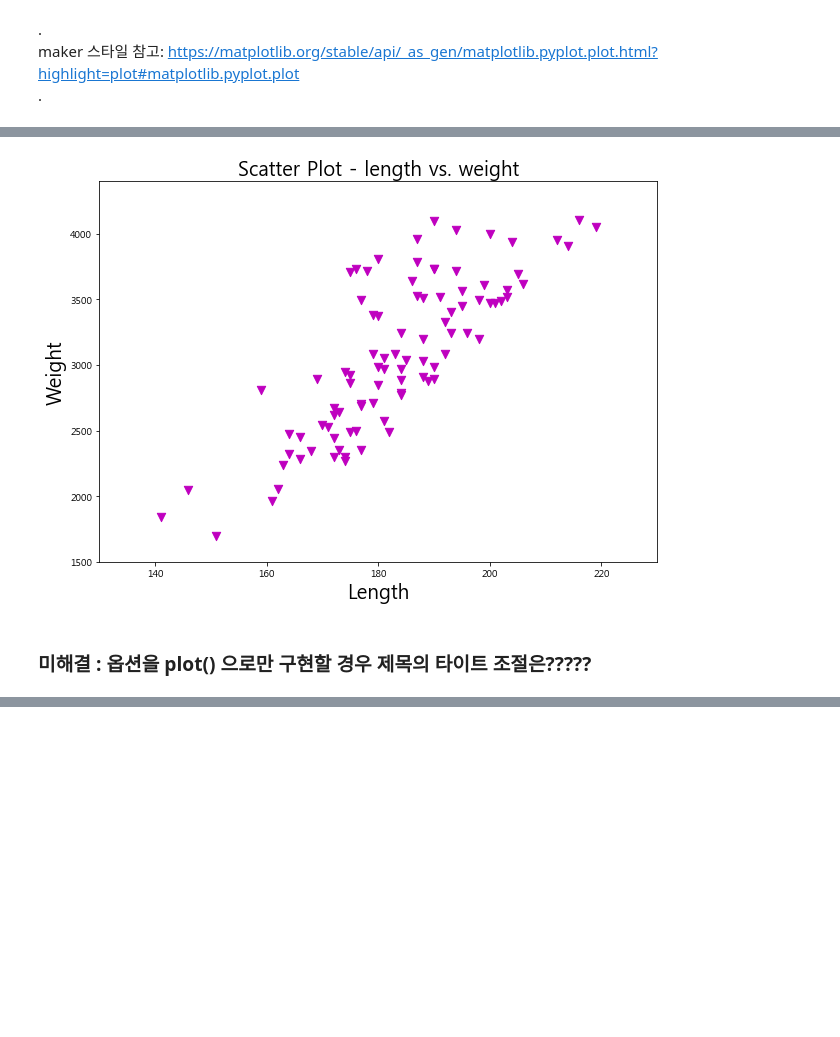
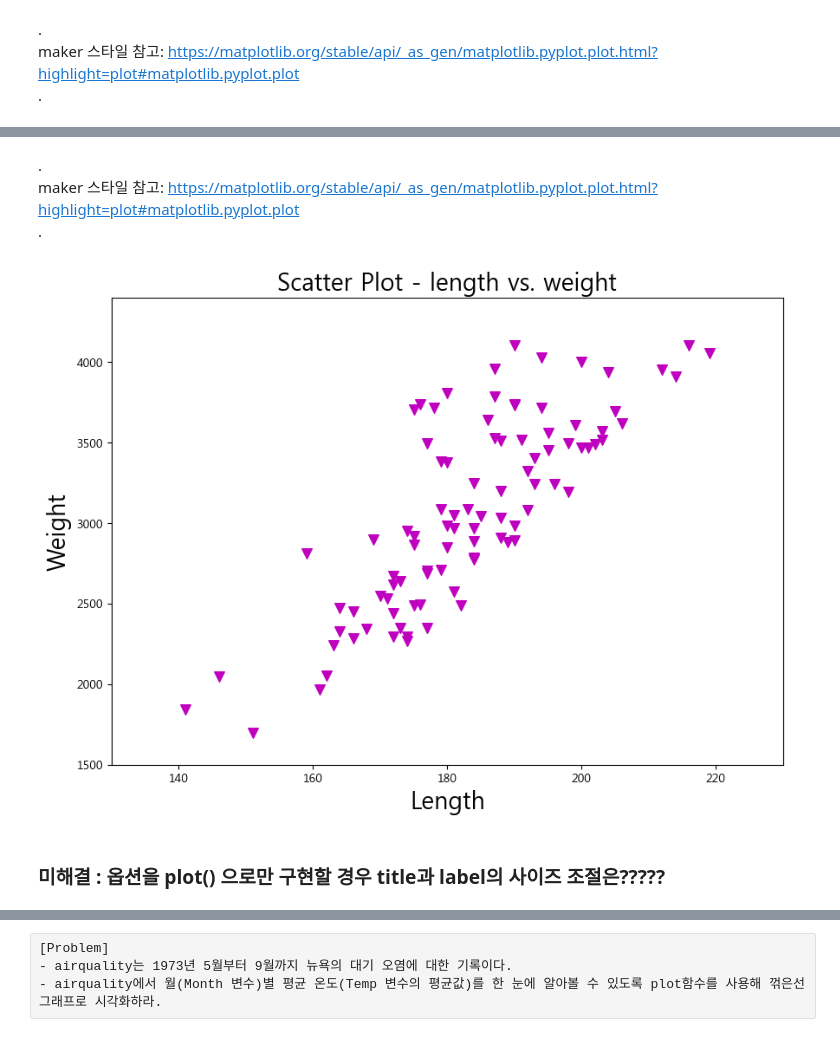
Before and after one commit to anjuiswhat/TIL, a Jupyter notebook: ADP_study/4_시각화.ipynb, the cells around one changed output, grey strips where cells are left out. Cells and saved outputs as stored; diff of their text form; code cells hidden in the pictures; blank space fills up the shorter version.

```diff
--- a/ADP_study/4_시각화.ipynb
+++ b/ADP_study/4_시각화.ipynb
@@ -16,7 +16,13 @@ import matplotlib.pyplot as plt
 # 따라서 굳이 필요하지는 않다. 그러나 코드를 깨끗하게 유지하고 자신이 만든 플롯을 호출하기 위해 여전히 관례적으로 권장된다.
 %matplotlib inline
 
+# 그래프 스타일 서식 지정
+plt.style.use('default')
+
 # 한글 폰트 설정
 plt.rc('font', family='Malgun Gothic')
+
+# 그래프 축의 음수 표현 오류 방지
+plt.rcParams['axes.unicode_minus'] = False
 # %% [markdown]
 ## 1. 산점도
@@ -51,20 +57,30 @@ https://matplotlib.org/stable/api/_as_gen/matplotlib.pyplot.plot.html?highlight=
+# %% [markdown]
+.
+maker 스타일 참고:
+https://matplotlib.org/stable/api/_as_gen/matplotlib.pyplot.plot.html?highlight=plot#matplotlib.pyplot.plot
+.
 # %%
 df_cars93.plot( x = 'Length', y = 'Weight',
-                kind = 'scatter', figsize = (10,7),
+                kind = 'scatter',  # 그래프 종류
+                figsize = (10,7),  # 그래프 사이즈
                 marker = 'v',  # marker 종류
                 s = 70,  # marker 크기
                 c = 'm' )  # 색상
 
+# 그래프 제목
 plt.title( 'Scatter Plot - length vs. weight', size = 20 )
+
+# 축 이름
 plt.xlabel( 'Length', size=20 )
 plt.ylabel( 'Weight', size=20 )
 
+# 좌표축 범위
 plt.xlim(130, 230)
 plt.ylim(1500, 4400)
 
 plt.show()
 # %% [output]
-[figure, old version]
+[figure, new version]
-# %% [markdown]
-### 미해결 : 옵션을 plot() 으로만 구현할 경우 제목의 타이트 조절은?????
+# %% [markdown]
+### 미해결 : 옵션을 plot() 으로만 구현할 경우 title과 label의 사이즈 조절은?????
 # %%
@@ -82,3 +98,7 @@ df_cars93.plot( x = 'Length', y = 'Weight',
 plt.show()
 # %% [output]
 [figure]
+# %% [raw]
+[Problem]
+- airquality는 1973년 5월부터 9월까지 뉴욕의 대기 오염에 대한 기록이다.
+- airquality에서 월(Month 변수)별 평균 온도(Temp 변수의 평균값)를 한 눈에 알아볼 수 있도록 plot함수를 사용해 꺾은선 그래프로 시각화하라.
```
Also changed, not shown: parts of 65 cells of this notebook.
